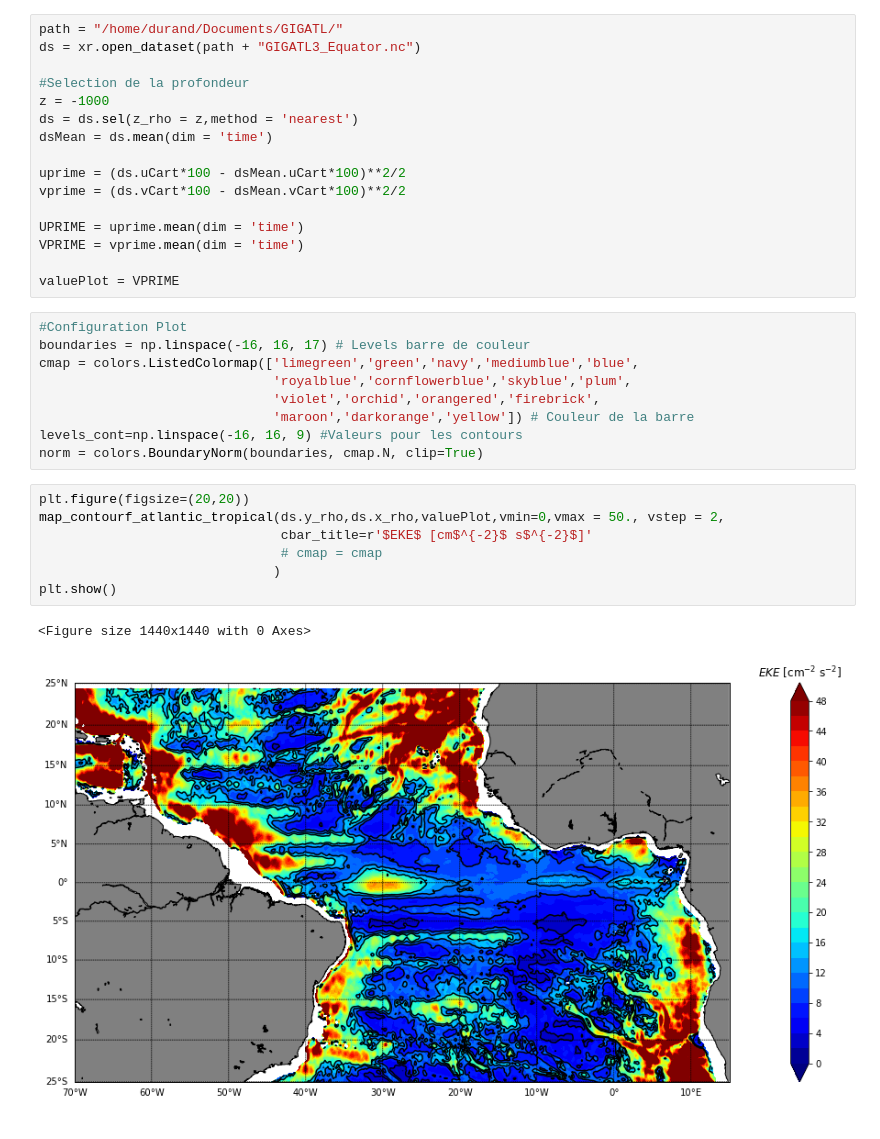
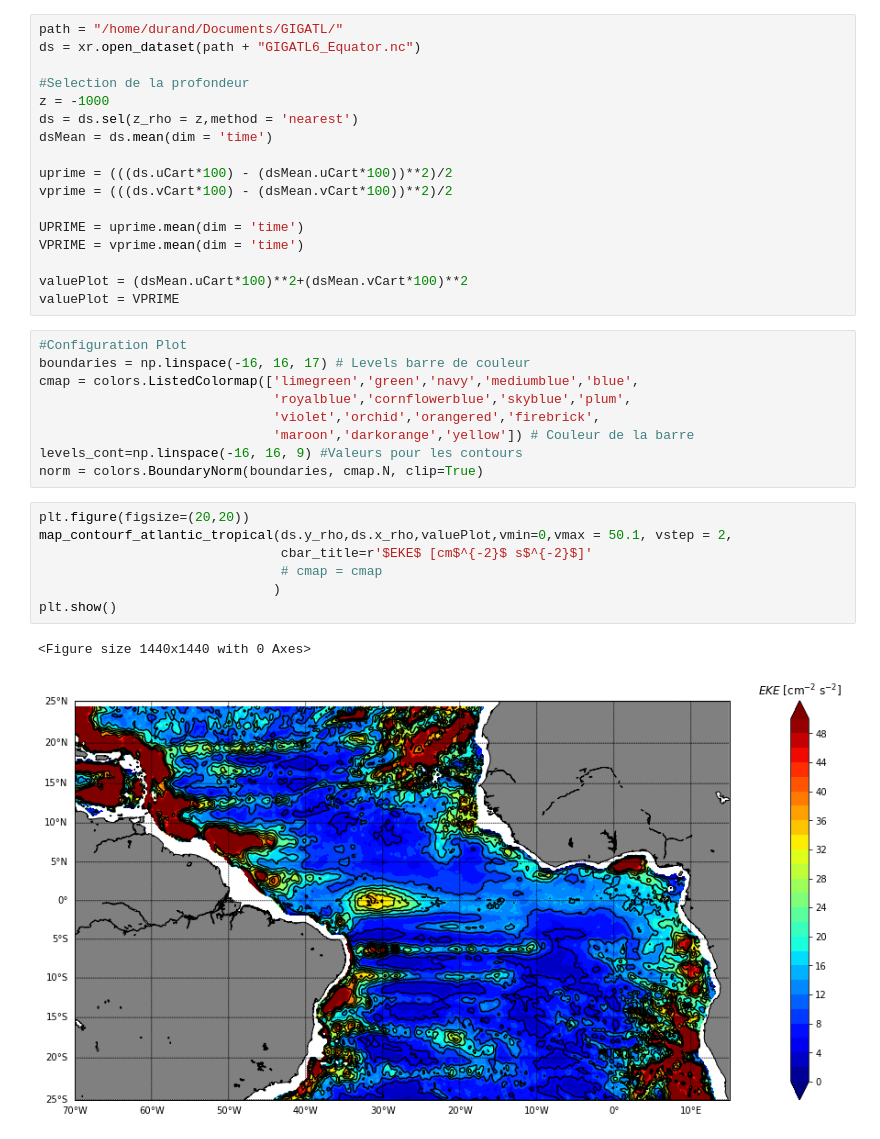
Before and after one commit to slgentil/gigatl_jet, a Jupyter notebook: plotEKE/plotEKE.ipynb, the cells around one changed output. Saved outputs shown, nothing was run; the diff lists cells and outputs as text.

Commit message:
ajout image

```diff
--- a/plotEKE/plotEKE.ipynb
+++ b/plotEKE/plotEKE.ipynb
@@ -15,19 +15,20 @@ import matplotlib.ticker as ticker
 from maps import *
 # %%
 path = "/home/durand/Documents/GIGATL/"
-ds = xr.open_dataset(path + "GIGATL3_Equator.nc")
+ds = xr.open_dataset(path + "GIGATL6_Equator.nc")
 
 #Selection de la profondeur
 z = -1000
 ds = ds.sel(z_rho = z,method = 'nearest')
 dsMean = ds.mean(dim = 'time')
 
-uprime = (ds.uCart*100 - dsMean.uCart*100)**2/2
-vprime = (ds.vCart*100 - dsMean.vCart*100)**2/2
+uprime = (((ds.uCart*100) - (dsMean.uCart*100))**2)/2
+vprime = (((ds.vCart*100) - (dsMean.vCart*100))**2)/2
 
 UPRIME = uprime.mean(dim = 'time')
 VPRIME = vprime.mean(dim = 'time')
 
+valuePlot = (dsMean.uCart*100)**2+(dsMean.vCart*100)**2
 valuePlot = VPRIME
 # %%
 #Configuration Plot
@@ -40,11 +41,11 @@ levels_cont=np.linspace(-16, 16, 9) #Valeurs pour les contours
 norm = colors.BoundaryNorm(boundaries, cmap.N, clip=True)
 # %%
 plt.figure(figsize=(20,20))
-map_contourf_atlantic_tropical(ds.y_rho,ds.x_rho,valuePlot,vmin=0,vmax = 50., vstep = 2,
+map_contourf_atlantic_tropical(ds.y_rho,ds.x_rho,valuePlot,vmin=0,vmax = 50.1, vstep = 2,
                                cbar_title=r'$EKE$ [cm$^{-2}$ s$^{-2}$]'
                                # cmap = cmap
                               )
 plt.show()
 # %% [output]
 <Figure size 1440x1440 with 0 Axes>
-[figure, old version]
+[figure, new version]
```
Also changed, not shown: 3 other files.
